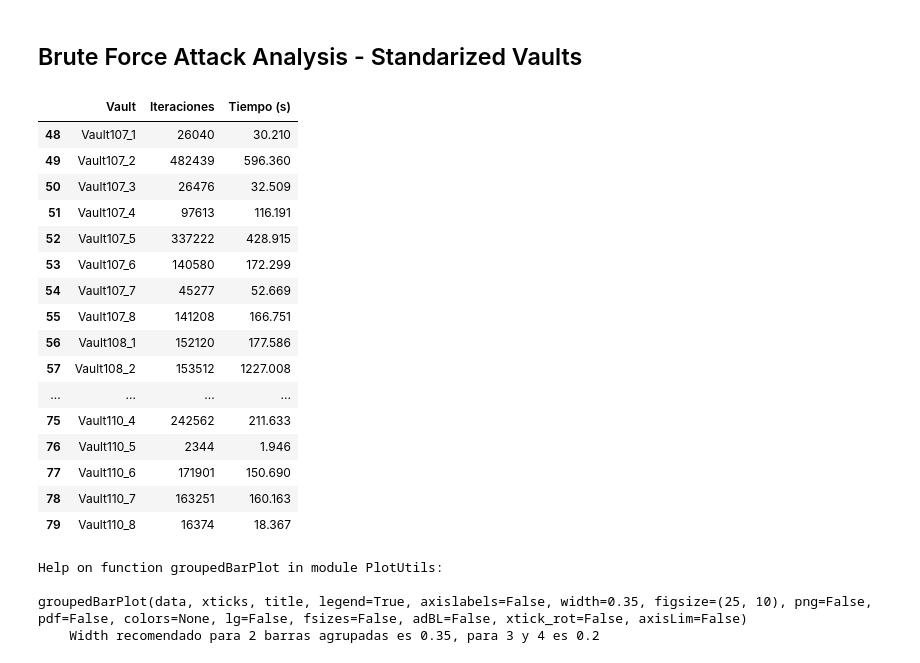
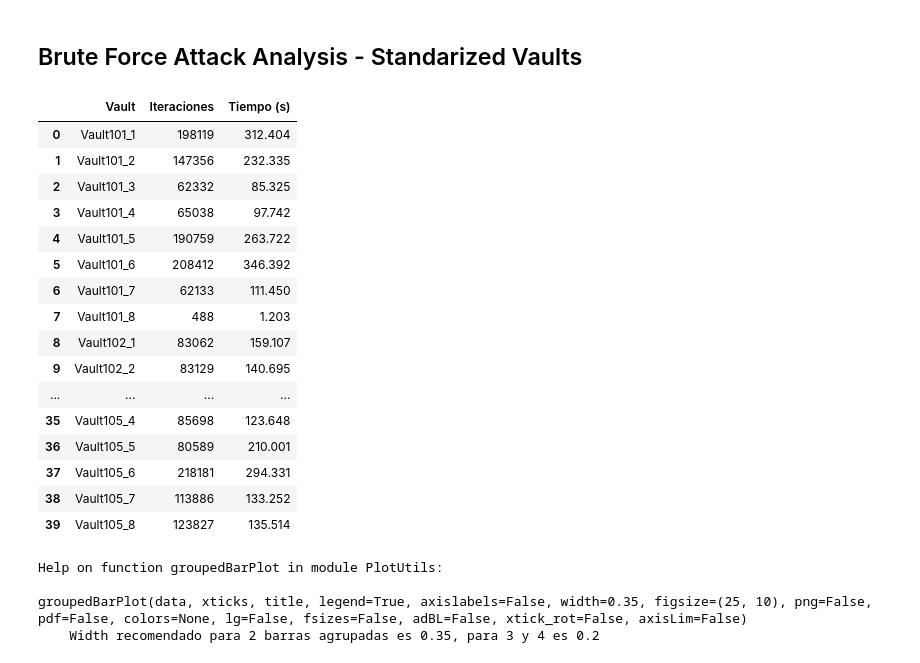
Before and after one commit to MarioROT/AutomatedBruteForceAttack_to_FingerprintFuzzyVault, a Jupyter notebook: BruteForceStatistics.ipynb, the cells around one changed output. Cells and saved outputs as stored; diff of their text form; code cells hidden in the pictures.

```diff
--- a/BruteForceStatistics.ipynb
+++ b/BruteForceStatistics.ipynb
@@ -27,25 +27,25 @@ plt.rcParams["axes.prop_cycle"] =  plt.cycler('color', ['#67001f', '#053061', '#
 # plt.rcParams["axes.prop_cycle"] =  plt.cycler('color', ['#8dd3c7', '#ffffb3', '#bebada', '#fb8072', '#80b1d3', '#fdb462', '#b3de69', '#fccde5', '#d9d9d9','#bc80bd','#ccebc5','#ffed6f'][::-1])
 # %%
 bf = pd.read_excel('ExpOctubre/StatisticsBruteForce/ResultsComplete_17-10-21.xlsx', engine='openpyxl')
-bf[48:]
+bf[:40]
 # %% [output]
 |  | Vault | Iteraciones | Tiempo (s) |
-| 48 | Vault107_1 | 26040 | 30.210 |
-| 49 | Vault107_2 | 482439 | 596.360 |
-| 50 | Vault107_3 | 26476 | 32.509 |
-| 51 | Vault107_4 | 97613 | 116.191 |
-| 52 | Vault107_5 | 337222 | 428.915 |
-| 53 | Vault107_6 | 140580 | 172.299 |
-| 54 | Vault107_7 | 45277 | 52.669 |
-| 55 | Vault107_8 | 141208 | 166.751 |
-| 56 | Vault108_1 | 152120 | 177.586 |
-| 57 | Vault108_2 | 153512 | 1227.008 |
+| 0 | Vault101_1 | 198119 | 312.404 |
+| 1 | Vault101_2 | 147356 | 232.335 |
+| 2 | Vault101_3 | 62332 | 85.325 |
+| 3 | Vault101_4 | 65038 | 97.742 |
+| 4 | Vault101_5 | 190759 | 263.722 |
+| 5 | Vault101_6 | 208412 | 346.392 |
+| 6 | Vault101_7 | 62133 | 111.450 |
+| 7 | Vault101_8 | 488 | 1.203 |
+| 8 | Vault102_1 | 83062 | 159.107 |
+| 9 | Vault102_2 | 83129 | 140.695 |
 | ... | ... | ... | ... |
-| 75 | Vault110_4 | 242562 | 211.633 |
-| 76 | Vault110_5 | 2344 | 1.946 |
-| 77 | Vault110_6 | 171901 | 150.690 |
-| 78 | Vault110_7 | 163251 | 160.163 |
-| 79 | Vault110_8 | 16374 | 18.367 |
+| 35 | Vault105_4 | 85698 | 123.648 |
+| 36 | Vault105_5 | 80589 | 210.001 |
+| 37 | Vault105_6 | 218181 | 294.331 |
+| 38 | Vault105_7 | 113886 | 133.252 |
+| 39 | Vault105_8 | 123827 | 135.514 |
 # %%
 help(groupedBarPlot)
 # %% [output]
```
Also changed, not shown: parts of 3 cells of this notebook, 1 other file.
